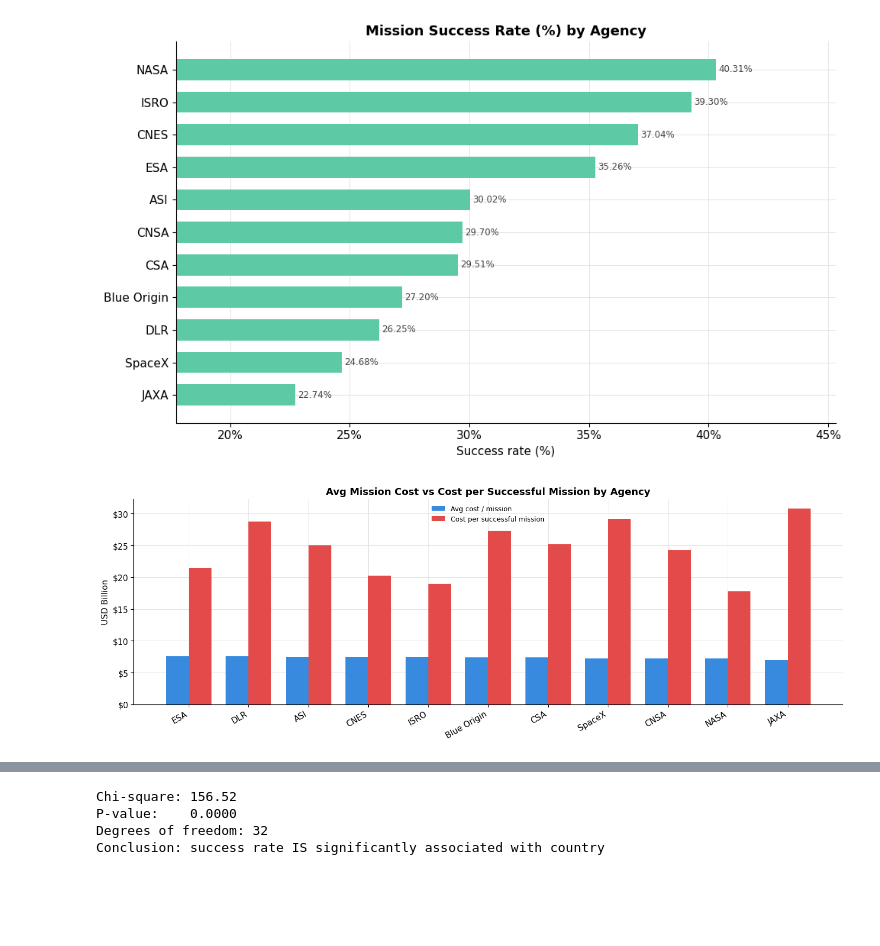
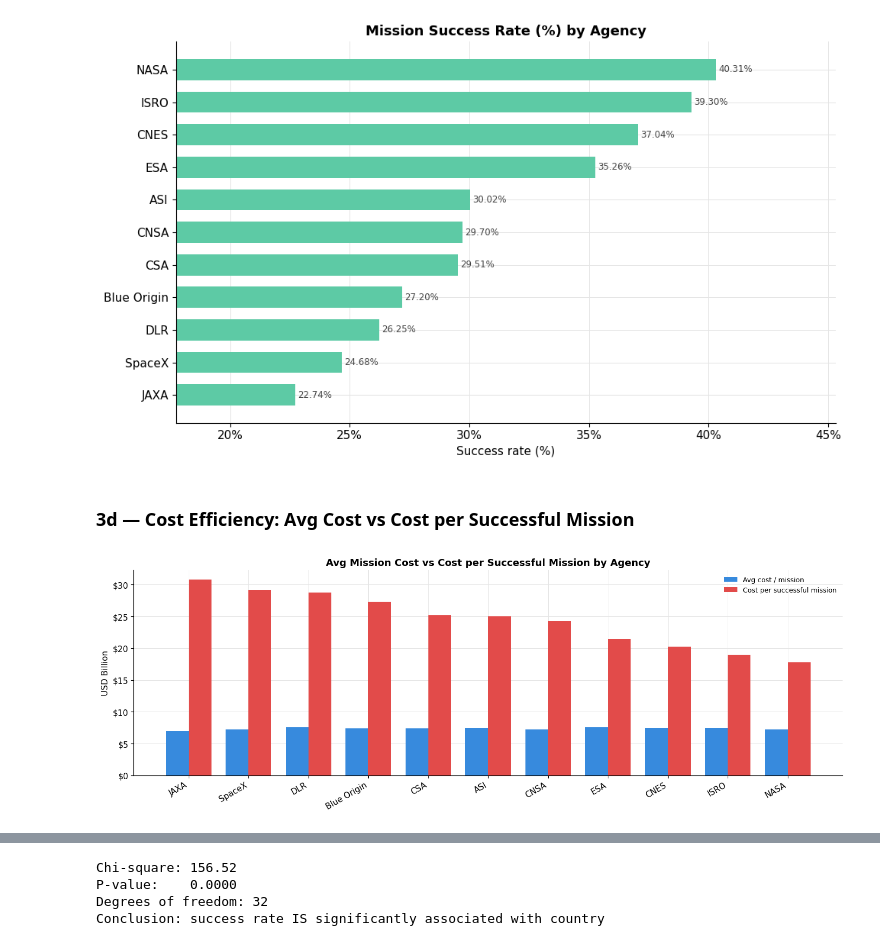
Before and after one commit to ahmedmohi0/Space_mission_analysis, a Jupyter notebook: notebooks/02_EDA.ipynb, the cells around one changed output, grey strips where cells are left out. Cells and saved outputs as stored; diff of their text form; code cells hidden in the pictures; blank space fills up the shorter version.

```diff
--- a/notebooks/02_EDA.ipynb
+++ b/notebooks/02_EDA.ipynb
@@ -132,5 +162,3 @@ PALETTE = [
     "#D4537E","#639922","#BA7517","#D85A30","#888780","#5DCAA5","#7A5AF8"
 ]
 color_map = dict(zip(agency_summary["agency_name"], PALETTE))
-# %%
-agency_summary.sort_values("total_missions", ascending=False,inplace=True)
@@ -143,6 +173,8 @@ groups = [
     ("failed_missions",               "Failed",          "#E24B4A"),
     ("partially_successful_missions", "Partial success", "#EF9F27"),
 ]
+
+agency_summary = agency_summary.sort_values("total_missions", ascending=False)
 
 #these are derived values, not hardcoded, so the code is more robust to changes in the groups list
 n_groups   = len(groups)
@@ -239,29 +275,31 @@ plt.tight_layout()
 plt.show()
 # %% [output]
 [figure]
+# %% [markdown]
+### 3d — Cost Efficiency: Avg Cost vs Cost per Successful Mission
 # %%
 df_bp = agency_summary[["agency_name", "avg_cost_billion", "cost_per_success"]].copy()
-df_bp = df_bp.sort_values("avg_cost_billion", ascending=False)
+df_bp = df_bp.sort_values("cost_per_success", ascending=False)
 
 x = np.arange(len(df_bp))
 w = 0.38
 
 fig, ax = plt.subplots(figsize=(14, 5))
 
 ax.bar(x - w / 2, df_bp["avg_cost_billion"],
        width=w, color="#378ADD", edgecolor="none", label="Avg cost / mission")
 ax.bar(x + w / 2, df_bp["cost_per_success"],
        width=w, color="#E24B4A", edgecolor="none", label="Cost per successful mission")
 
 ax.set_title("Avg Mission Cost vs Cost per Successful Mission by Agency",
              fontsize=13, fontweight="bold")
 ax.set_xticks(x)
 ax.set_xticklabels(df_bp["agency_name"], rotation=30, ha="right")
 ax.set_ylabel("USD Billion")
 ax.yaxis.set_major_formatter(plt.FuncFormatter(lambda v, _: f"${int(v):,}"))
 ax.legend(frameon=False, fontsize=9)
 ax.set_axisbelow(True)
 plt.tight_layout()
 plt.show()
 # %% [output]
-[figure, old version]
+[figure, new version]
```
Also changed, not shown: parts of 53 cells of this notebook, 1 other file.
